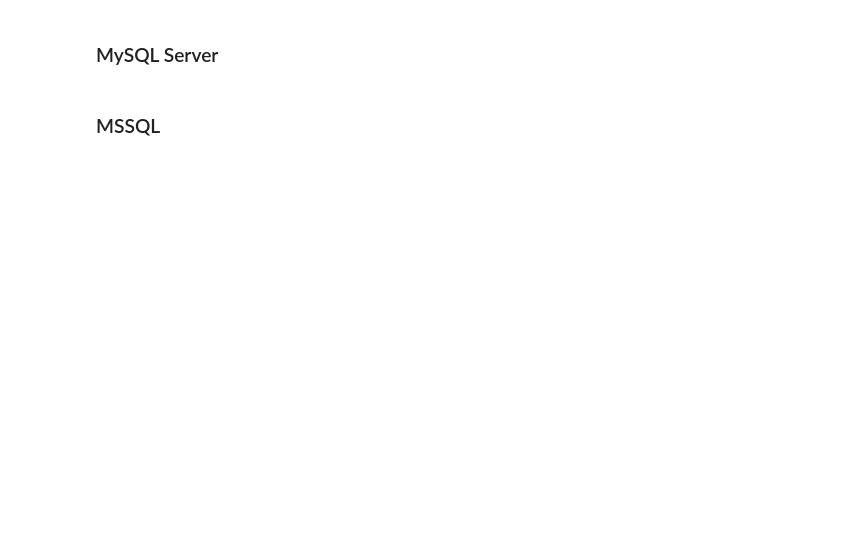
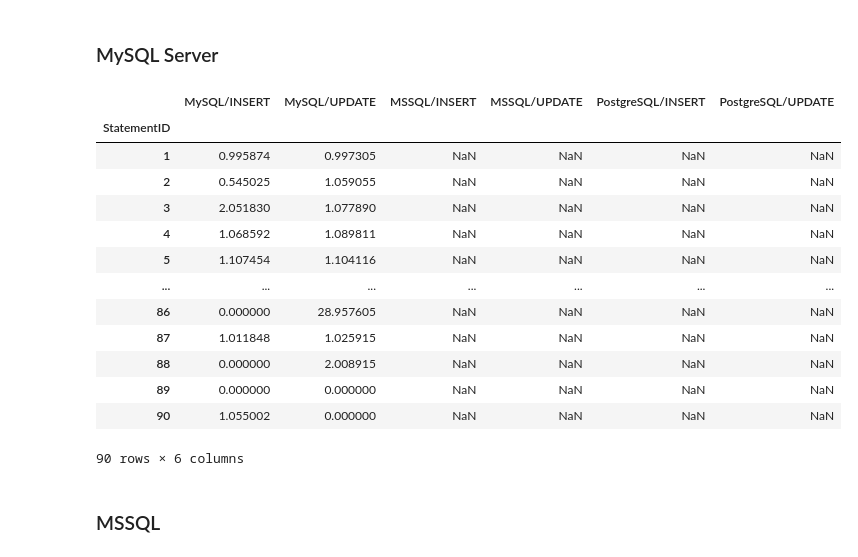
Before and after one commit to eslamdyab21/AMRs-in-Warehouse-Systems, a Jupyter notebook: database-servers-comparison/servers-performance.ipynb, the cells around one changed output. Cells and saved outputs as stored; diff of their text form; code cells hidden in the pictures; blank space fills up the shorter version.

Commit message:
made random data instead of inserting or updating the same data every time to avoid caching -fixes #36

```diff
--- a/database-servers-comparison/servers-performance.ipynb
+++ b/database-servers-comparison/servers-performance.ipynb
@@ -65,6 +90,9 @@ cursor = connection.cursor()
 # %%
-for i in range(100):
-    # inserting performance
+# For evaluating INSERT performance
+for i in range(90):
+    product_id, price, items_in_stock = products_data.iloc[i]
+    add_record = """INSERT INTO Products VALUES('{}', {}, {});""".format(product_id, price, items_in_stock)
+
     start_time = time.time()
     cursor.execute(add_record)
     end_time = time.time()
@@ -72,15 +100,46 @@ for i in range(100):
     total_time_in_msec = total_time*1000
     servers_performance.iloc[i, 0] = total_time_in_msec
 
-    # updating performance
+    cursor.execute("""DELETE FROM Products;""")
+
+    time.sleep(0.5)
+
+# For evaluating UPDATE performance
+for i in range(90): # Fill the database with data
+    product_id, price, items_in_stock = products_data.iloc[i]
+    add_record = """INSERT INTO Products VALUES('{}', {}, {});""".format(product_id, price, items_in_stock)
+    cursor.execute(add_record)
+    connection.commit()
+
+for i in range(90): # Update randomly
+    new_items_in_stock = 50
+    product_id = products_data["ProductID"][i+1]
+    update_record = """UPDATE Products SET ItemsInStock = {} WHERE ProductID = '{}';""".format(new_items_in_stock, product_id)
+
     start_time = time.time()
     cursor.execute(update_record)
     end_time = time.time()
     total_time = end_time - start_time
     total_time_in_msec = total_time*1000
     servers_performance.iloc[i, 1] = total_time_in_msec
-
-    cursor.execute("""DELETE FROM Products;""")
+    time.sleep(0.5)
+# %%
+servers_performance
+# %% [output]
+|  | MySQL/INSERT | MySQL/UPDATE | MSSQL/INSERT | MSSQL/UPDATE | PostgreSQL/INSERT | PostgreSQL/UPDATE |
+| StatementID |  |  |  |  |  |  |
+| 1 | 0.995874 | 0.997305 | NaN | NaN | NaN | NaN |
+| 2 | 0.545025 | 1.059055 | NaN | NaN | NaN | NaN |
+| 3 | 2.051830 | 1.077890 | NaN | NaN | NaN | NaN |
+| 4 | 1.068592 | 1.089811 | NaN | NaN | NaN | NaN |
+| 5 | 1.107454 | 1.104116 | NaN | NaN | NaN | NaN |
+| ... | ... | ... | ... | ... | ... | ... |
+| 86 | 0.000000 | 28.957605 | NaN | NaN | NaN | NaN |
+| 87 | 1.011848 | 1.025915 | NaN | NaN | NaN | NaN |
+| 88 | 0.000000 | 2.008915 | NaN | NaN | NaN | NaN |
+| 89 | 0.000000 | 0.000000 | NaN | NaN | NaN | NaN |
+| 90 | 1.055002 | 0.000000 | NaN | NaN | NaN | NaN |
+90 rows × 6 columns
 # %%
 cursor.close()
 connection.close()
```
Also changed, not shown: parts of 18 cells of this notebook.
